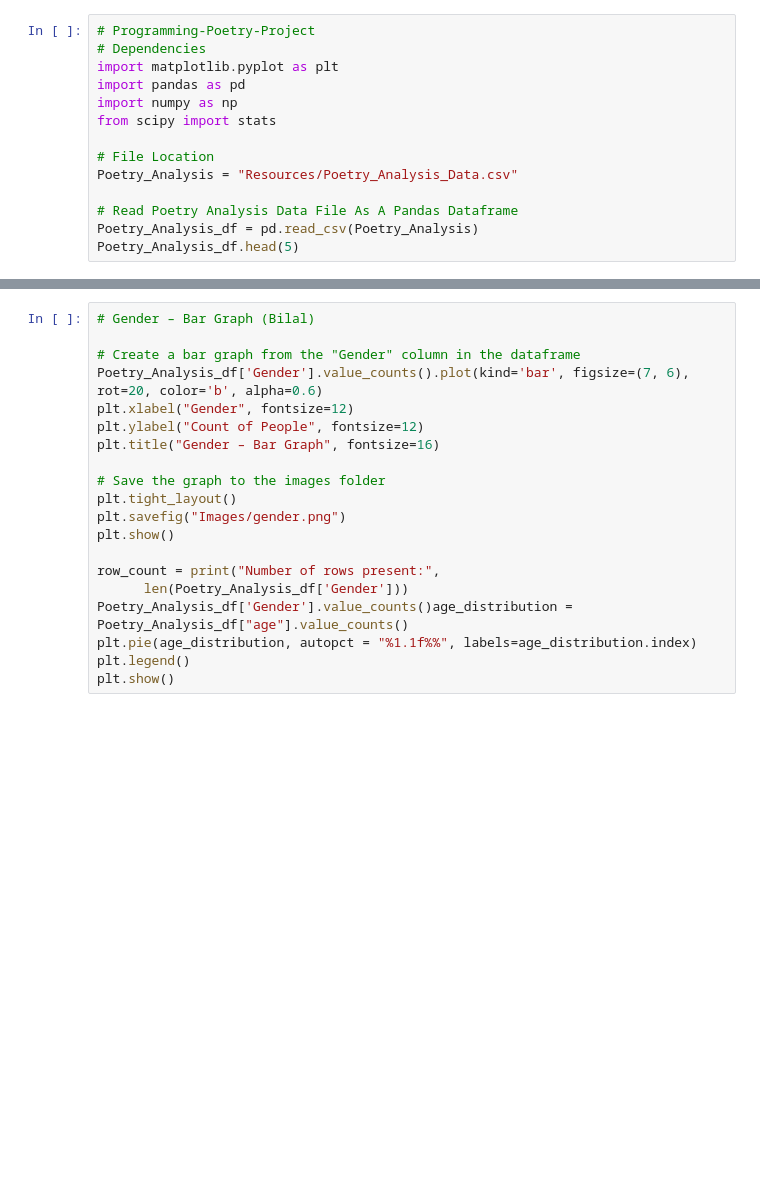
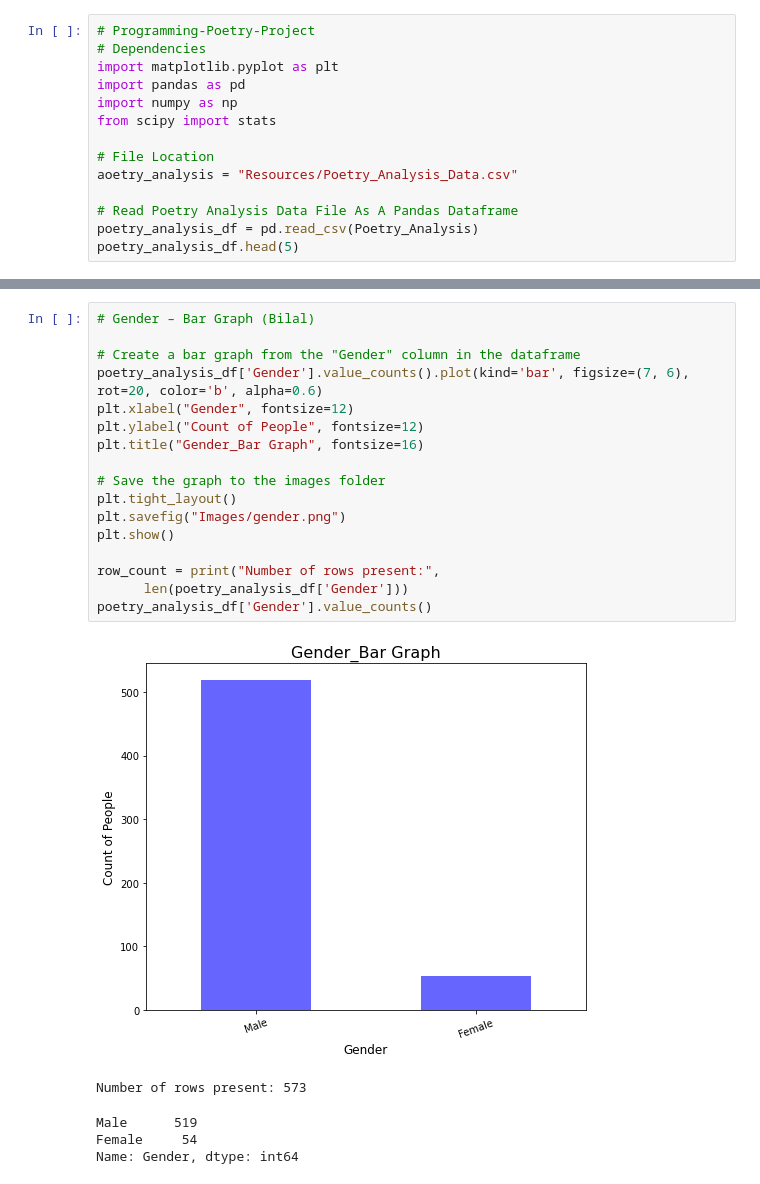
Before and after one commit to NebulaCrasher/Programming-Poetry-Analysis, a Jupyter notebook: main.ipynb, the cells around one changed output, grey strips where cells are left out. Drawn from its saved outputs; the diff is of its cells as text; blank space fills up the shorter version.

```diff
--- a/main.ipynb
+++ b/main.ipynb
@@ -7,8 +7,8 @@ import numpy as np
 from scipy import stats
 
 # File Location
-Poetry_Analysis = "Resources/Poetry_Analysis_Data.csv"
+aoetry_analysis = "Resources/Poetry_Analysis_Data.csv"
 
 # Read Poetry Analysis Data File As A Pandas Dataframe
-Poetry_Analysis_df = pd.read_csv(Poetry_Analysis)
-Poetry_Analysis_df.head(5)
+poetry_analysis_df = pd.read_csv(Poetry_Analysis)
+poetry_analysis_df.head(5)
@@ -33,20 +47,23 @@ plt.show()
 # %%
 # Gender – Bar Graph (Bilal)
 
 # Create a bar graph from the "Gender" column in the dataframe
-Poetry_Analysis_df['Gender'].value_counts().plot(kind='bar', figsize=(7, 6), rot=20, color='b', alpha=0.6)
+poetry_analysis_df['Gender'].value_counts().plot(kind='bar', figsize=(7, 6), rot=20, color='b', alpha=0.6)
 plt.xlabel("Gender", fontsize=12)
 plt.ylabel("Count of People", fontsize=12)
-plt.title("Gender – Bar Graph", fontsize=16)
+plt.title("Gender_Bar Graph", fontsize=16)
 
 # Save the graph to the images folder
 plt.tight_layout()
 plt.savefig("Images/gender.png")
 plt.show()
 
 row_count = print("Number of rows present:",
-      len(Poetry_Analysis_df['Gender']))
-Poetry_Analysis_df['Gender'].value_counts()age_distribution = Poetry_Analysis_df["age"].value_counts()
-plt.pie(age_distribution, autopct = "%1.1f%%", labels=age_distribution.index)
-plt.legend()
-plt.show()
+      len(poetry_analysis_df['Gender']))
+poetry_analysis_df['Gender'].value_counts()
+# %% [output]
+[figure, added]
+Number of rows present: 573
+Male      519
+Female     54
+Name: Gender, dtype: int64
```
Also changed, not shown: parts of 5 cells of this notebook, 1 other file.
